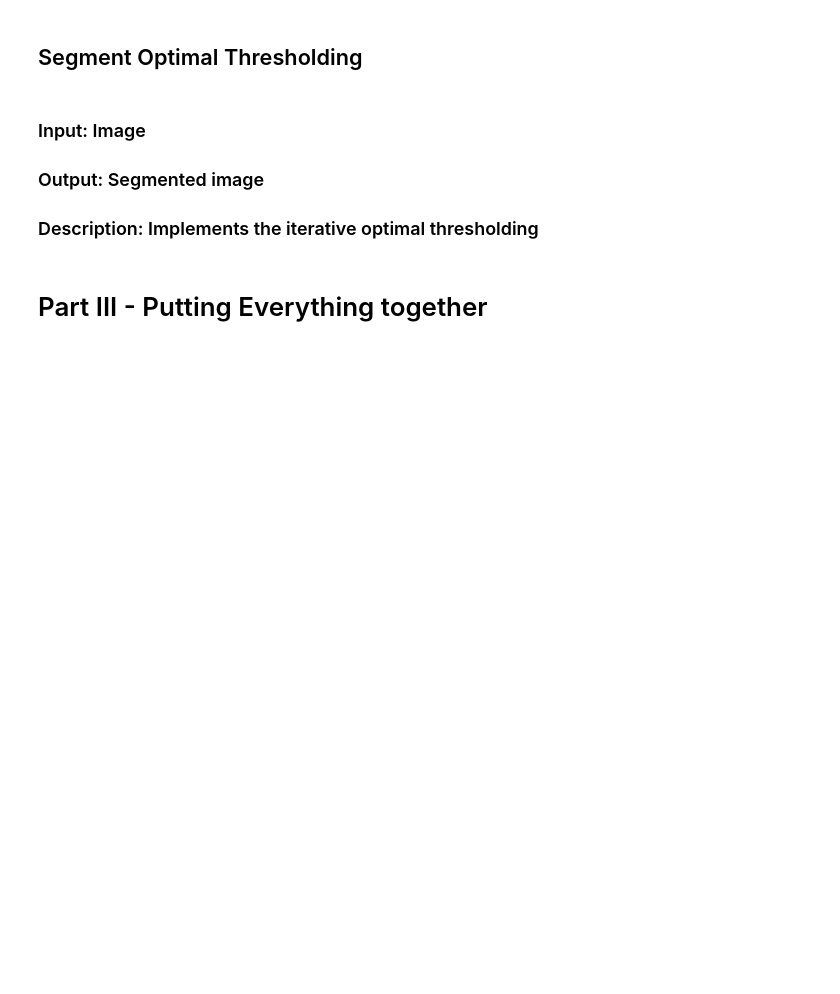
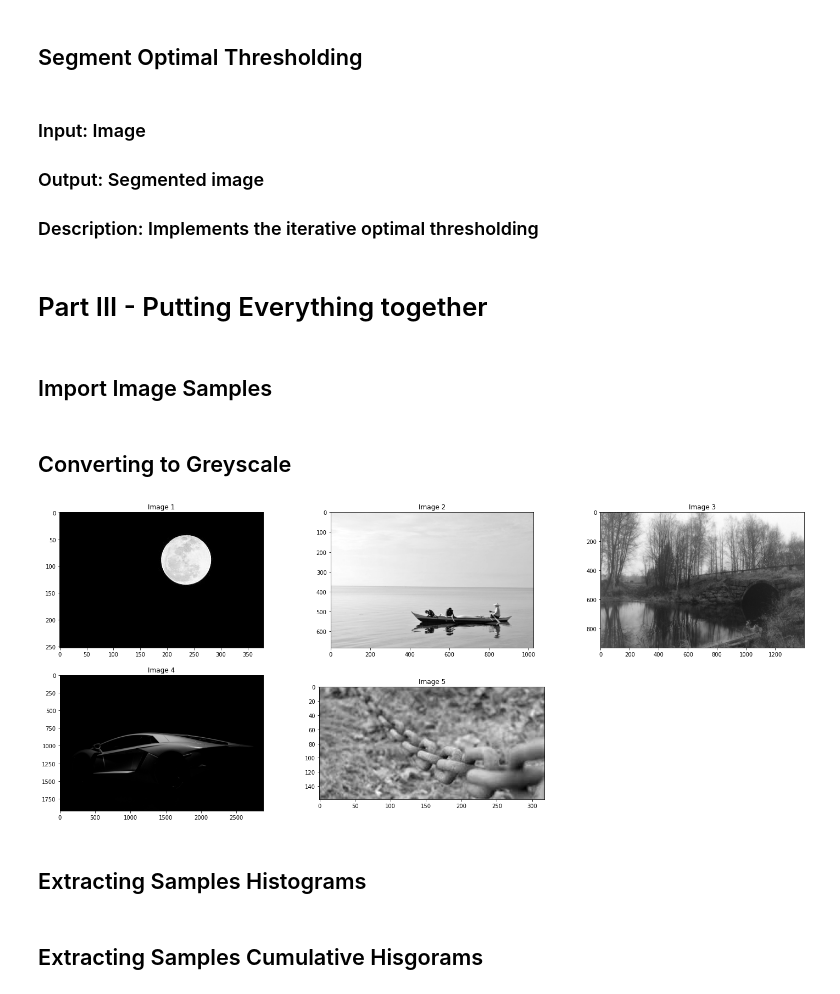
Before and after one commit to Ote-Leo/Guc-Courses, a Jupyter notebook: Computer-Vision/Computer-Vision-Assignment-3/main.ipynb, the cells around one changed output. Drawn from its saved outputs; the diff is of its cells as text; code cells hidden in the pictures; blank space fills up the shorter version.

```diff
--- a/Computer-Vision/Computer-Vision-Assignment-3/main.ipynb
+++ b/Computer-Vision/Computer-Vision-Assignment-3/main.ipynb
@@ -14,10 +14,10 @@ from matplotlib import pyplot as plt
 # %%
 def RenderImage(
     images: list[np.ndarray], titles: list[str],
-    nrows = 1, ncols = 3, figsize = (36, 48), cmap = 'gray'
+    nrows = 2, ncols = 3, figsize = (25, 10), cmap = 'gray'
     ) -> None:
 
-    plt.subplots(nrows = nrows, ncols = ncols, figsize = figsize)
+    plt.subplots(figsize = figsize)
     for i in range((len(images))):
         plt.subplot(nrows, ncols, (i + 1))
         plt.title(titles[i])
@@ -90,3 +108,26 @@ def OptimalThresholding(image: np.ndarray) -> np.ndarray:
     pass
 # %% [markdown]
 # Part III - Putting Everything together
+# %% [markdown]
+## Import Image Samples
+# %%
+image_1 = plt.imread('Samples/1.jpg')
+image_2 = plt.imread('Samples/2.jpg')
+image_3 = plt.imread('Samples/3.png')
+image_4 = plt.imread('Samples/4.jpg')
+image_5 = plt.imread('Samples/5.jpg')
+# %% [markdown]
+## Converting to Greyscale
+# %%
+image_1 =  image_1.dot([0.3, 0.59, 0.11]) if image_1.ndim > 2 else image_1
+image_2 =  image_2.dot([0.3, 0.59, 0.11]) if image_2.ndim > 2 else image_2
+image_3 = (image_3.dot([0.3, 0.59, 0.11]) if image_3.ndim > 2 else image_3) * 255   # PNG pixel values ranges from 0 to 1
+image_4 =  image_4.dot([0.3, 0.59, 0.11]) if image_4.ndim > 2 else image_4
+image_5 =  image_5.dot([0.3, 0.59, 0.11]) if image_5.ndim > 2 else image_5
+
+RenderImage(images = [image_1, image_2, image_3, image_4, image_5],
+            titles = ['Image 1', 'Image 2', 'Image 3', 'Image 4', 'Image 5'])
+# %% [output]
+[figure, added]
+# %% [markdown]
+## Extracting Samples Histograms
@@ -92,0 +137,2 @@ def OptimalThresholding(image: np.ndarray) -> np.ndarray:
+# %% [markdown]
+## Extracting Samples Cumulative Hisgorams
```
Also changed, not shown: parts of 8 cells of this notebook.
